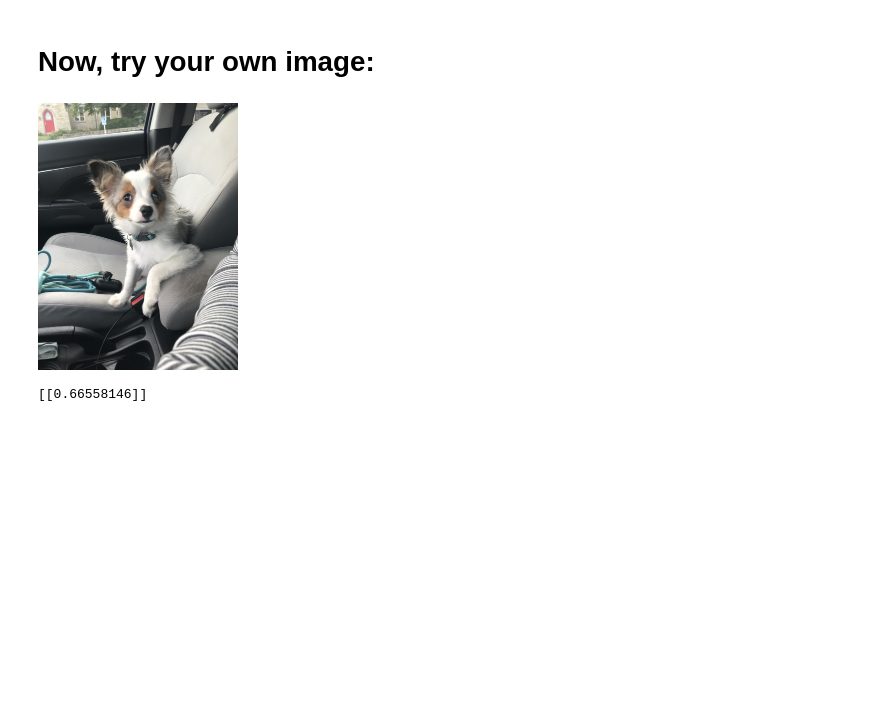
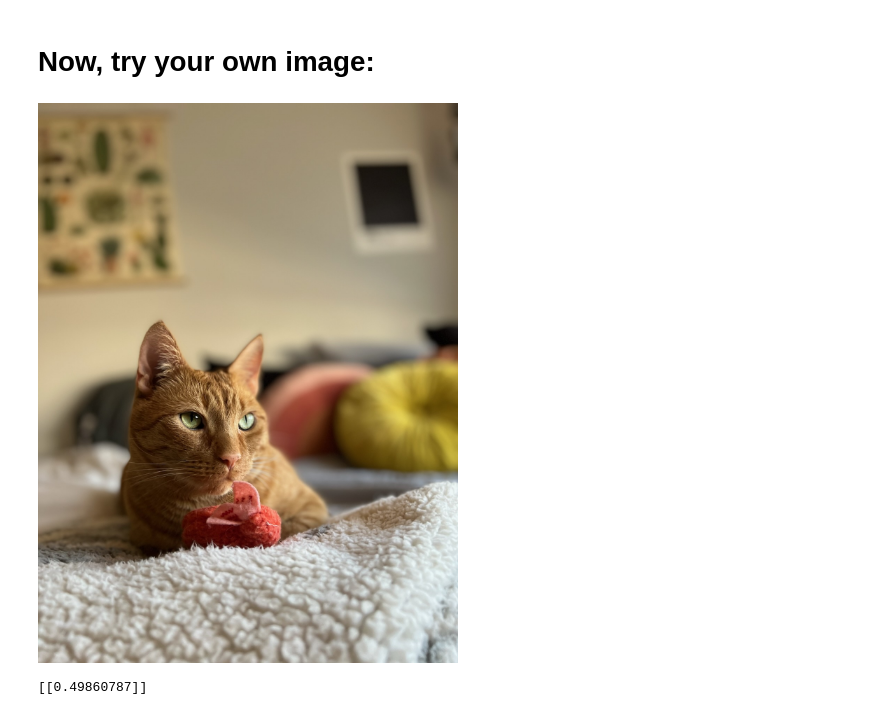
Before and after one commit to austin-ash/CS_167_Classwork, a Jupyter notebook: Day20Notes_CNN.ipynb, the cells around one changed output. Cells and saved outputs as stored; diff of their text form; code cells hidden in the pictures; blank space fills up the shorter version.

```diff
--- a/Day20Notes_CNN.ipynb
+++ b/Day20Notes_CNN.ipynb
@@ -204,15 +202,15 @@ plt.show()
 # Now, try your own image:
 # %%
 from IPython.display import Image
-display(Image('/content/drive/MyDrive/CS167_S21/CS167_datasets/Ace.jpg', width=200, height=300))
+display(Image('/content/drive/MyDrive/CS167/datasets/beans.jpeg', width=600, height=800))
 # %% [output]
-[figure, old version]
+[figure, new version]
 # %%
 #try your own image..
 
 from keras.preprocessing.image import load_img
 from keras.preprocessing.image import img_to_array
-img = load_img("/content/drive/MyDrive/CS167_S21/CS167_datasets/Ace.jpg", target_size=(200, 200))
+img = load_img("/content/drive/MyDrive/CS167/datasets/beans.jpeg", target_size=(200, 200))
 #img = load_img("cat_pic.jpeg", target_size=(200, 200))
 
 # convert to array
@@ -228,4 +226,4 @@ img = datagen.standardize(img)
 result = model2.predict(img)
 print(result)
 # %% [output]
-[[0.66558146]]
+[[0.49860787]]
```
Also changed, not shown: parts of 8 cells of this notebook.
